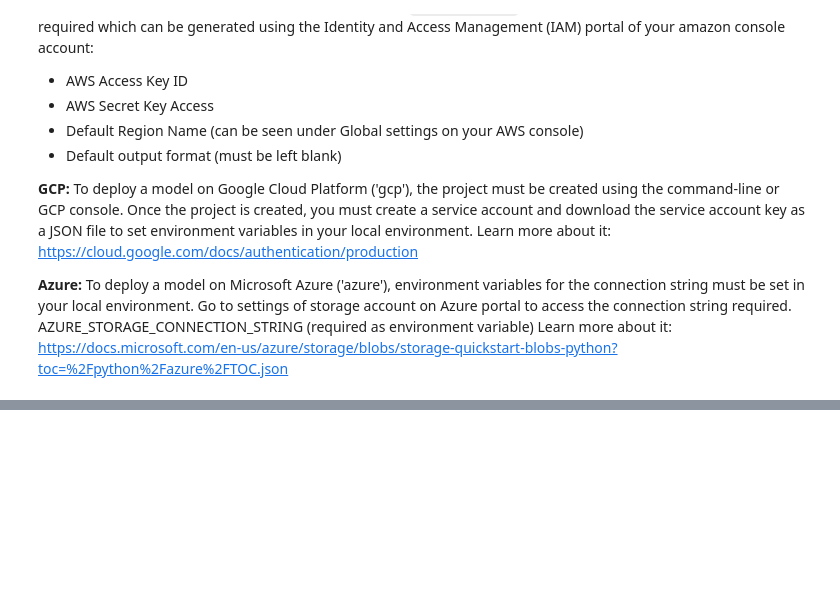
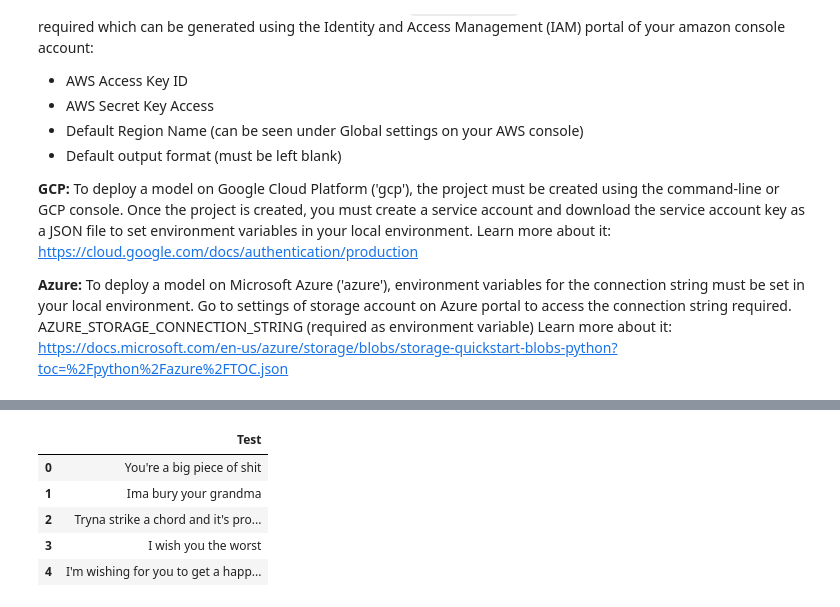
Before and after one commit to Antho-SJ/ml-in-the-clouds, a Jupyter notebook: julien_notebook.ipynb, the cells around one changed output, grey strips where cells are left out. Saved outputs shown, nothing was run; the diff lists cells and outputs as text; code cells hidden in the pictures; blank space fills up the shorter version.

```diff
--- a/julien_notebook.ipynb
+++ b/julien_notebook.ipynb
@@ -554,6 +820,14 @@ exp_from_disk = load_experiment('my_experiment', data=df)
 # %%
 custom_tweets = ["You're a big piece of shit", "Ima bury your grandma", "Tryna strike a chord and it's probably a minor", \
     "I wish you the worst", "I'm wishing for you to get a happy drive by for new year !"]
 
-self_made_data = pd.DataFrame(custom_tweets)
+self_made_data = pd.DataFrame(custom_tweets, columns=['Test'])
+self_made_data
+# %% [output]
+|  | Test |
+| 0 | You're a big piece of shit |
+| 1 | Ima bury your grandma |
+| 2 | Tryna strike a chord and it's pro... |
+| 3 | I wish you the worst |
+| 4 | I'm wishing for you to get a happ... |
 # %%
```
Also changed, not shown: parts of 49 cells of this notebook, 13 other files.
